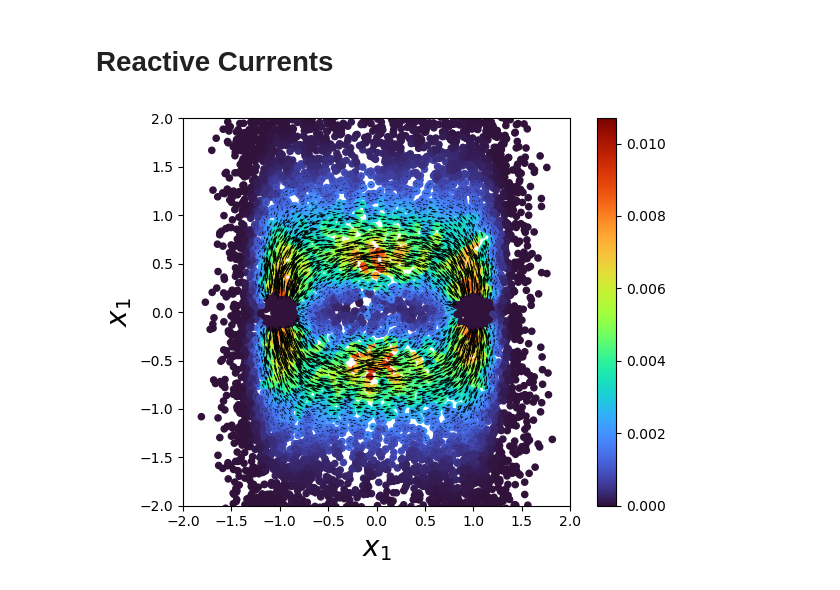
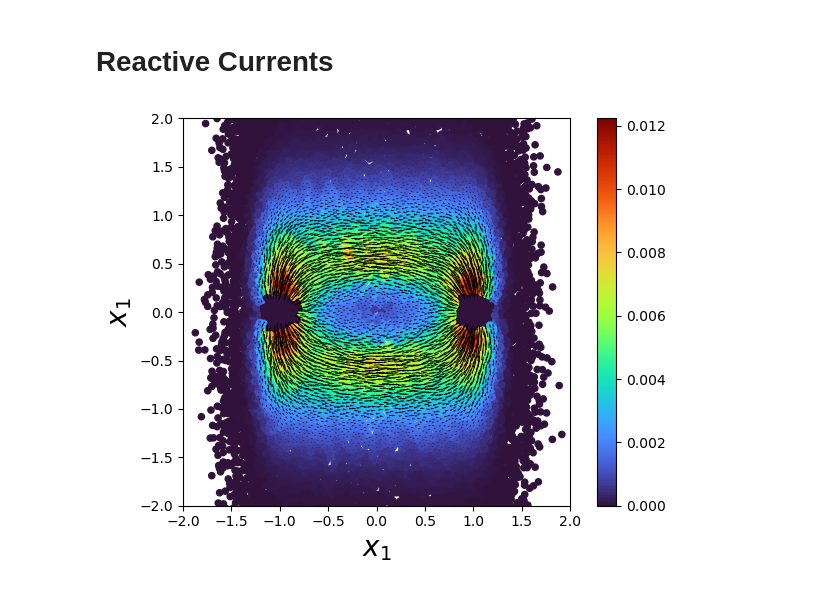
Before and after one commit to aevans1/targetmeasure-mmap, a Jupyter notebook: 2D_example.ipynb, the cells around one changed output. Cells and saved outputs as stored; diff of their text form; code cells hidden in the pictures.

Commit message:
Current Update

```diff
--- a/2D_example.ipynb
+++ b/2D_example.ipynb
@@ -232,7 +232,7 @@ optimal_kde_eps = inData["optimal_eps"]
 kde = np.sum(np.exp(-sqdists/(2*eps)), axis=1)
 kde = kde*(N*2*np.pi*eps)**(-1)
 
-target_measure_noniso = target_measure[nonisolated_bool]
+target_measure_noniso = my_dmap.target_measure
 Z_dmap = (1/N)*np.sum(target_measure_noniso / kde)
 print(f"approximate Z via dmaps: {Z_dmap}")
 # %% [output]
@@ -278,32 +278,32 @@ plt.tight_layout()
 # %%
 # Compute Reactive Current
 if sps.issparse(L):
     L = L.toarray()
-current_x = target_measure[nonisolated_bool]*helpers.duchamp(L, q, data_nonisolated[0, :])
-current_y = target_measure[nonisolated_bool]*helpers.duchamp(L, q, data_nonisolated[1, :])
+current_x = target_measure_noniso*helpers.duchamp(L, q, data_nonisolated[0, :])
+current_y = target_measure_noniso*helpers.duchamp(L, q, data_nonisolated[1, :])
 current = np.vstack([current_x, current_y])
 
 # Current isn't defined on A or B
 A_bool_nonisolated = A_bool[nonisolated_bool]
 B_bool_nonisolated = B_bool[nonisolated_bool]
 C_bool_nonisolated = C_bool[nonisolated_bool]
 current[:, A_bool_nonisolated] = 0
 current[:, B_bool_nonisolated] = 0
 
 # Define magnitude, define new array for (potentially) subsampling
 curr_mag = np.sqrt(current[0, :]**2 + current[1, :]**2)
 
 plt.figure()
 cmap = 'turbo'
 plt.scatter(data_nonisolated[0, :], data_nonisolated[1, :], s=20.0, c=curr_mag, cmap=cmap)
 plt.colorbar()
 #plt.quiver(data_nonisolated[0, :], data_nonisolated[1, :], current[0, :], current[1, :], angles='xy', scale_units='xy', width=0.0015, minlength=0, pivot='mid')
 plt.quiver(data_nonisolated[0, :], data_nonisolated[1, :], current[0, :], current[1, :], angles='xy', scale=0.25, minlength=0, headwidth=2, pivot='mid')
 plt.xlim([xmin, xmax])
 plt.ylim([ymin, ymax])
 plt.xlabel(r'$x_1$', size=20)
 plt.ylabel(r'$x_1$', size=20)
 plt.tight_layout()
 plt.gca().set_aspect('equal', adjustable='box')
 # %% [output]
-[figure, old version]
+[figure, new version]
```
Also changed, not shown: parts of 5 cells of this notebook, 1 other file.
